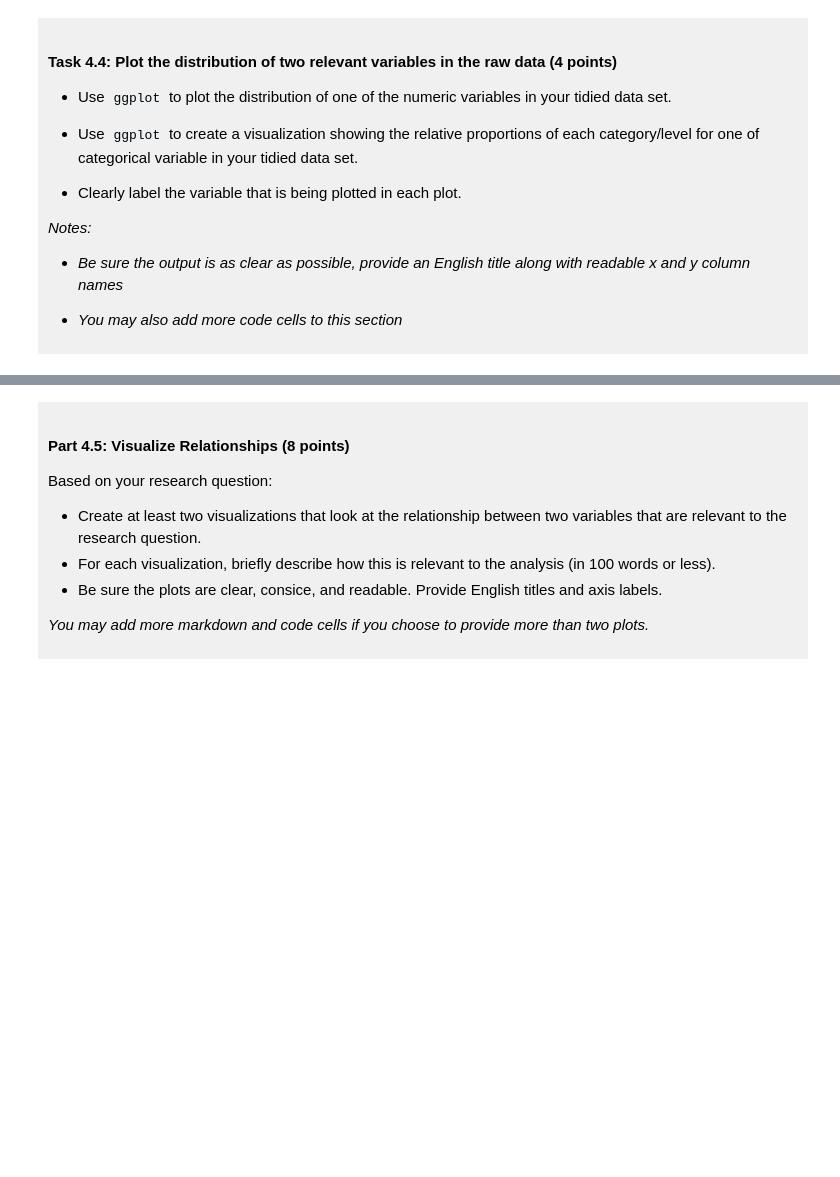
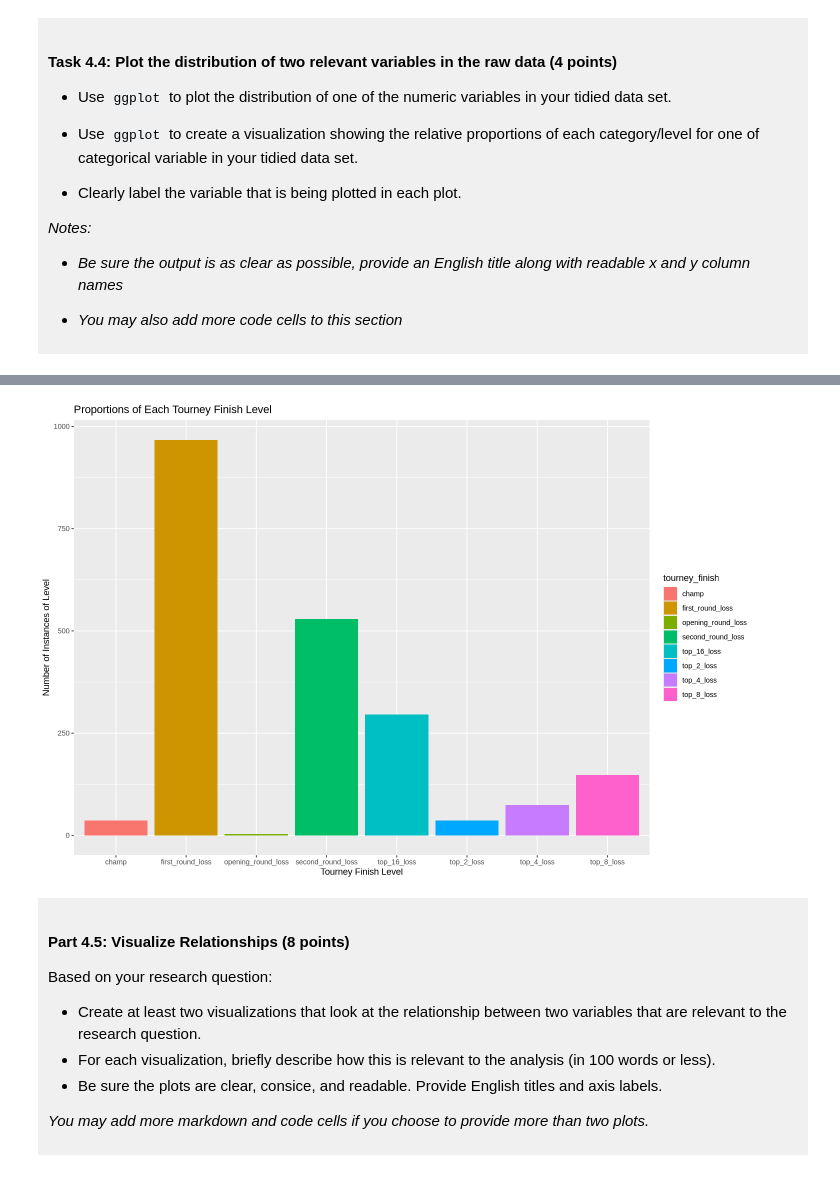
Before and after one commit to vista-m/dsci-100-project-vista-mansouri, a Jupyter notebook: dsci-100-project-notebook.ipynb, the cells around one changed output, grey strips where cells are left out. Drawn from its saved outputs; the diff is of its cells as text; code cells hidden in the pictures; blank space fills up the shorter version.

```diff
--- a/dsci-100-project-notebook.ipynb
+++ b/dsci-100-project-notebook.ipynb
@@ -307,5 +343,13 @@ You will refine your research question (if needed) and produce a tidy data set.
 # %%
-### EDIT THIS CODE CELL FOR PLOT 2 ###
+options(repr.plot.width = 12, repr.plot.height = 8)
+tourney_finish_plot <- womens_basketball_tidy |>
+    ggplot(aes(x = tourney_finish, fill = tourney_finish)) + #setting the categorical variable as the x axis and the fill as the levels of this variable
+    geom_bar() + #creating a bar plot
+    labs (x = "Tourney Finish Level", y = "Number of Instances of Level") + #giving the axes names
+    ggtitle ("Proportions of Each Tourney Finish Level") #giving the plot a name
+tourney_finish_plot
+# %% [output]
+[figure, added]
 # %% [markdown]
 <div style="background-color: #f0f0f0; padding: 10px;">
 
```
Also changed, not shown: parts of 10 cells of this notebook.
